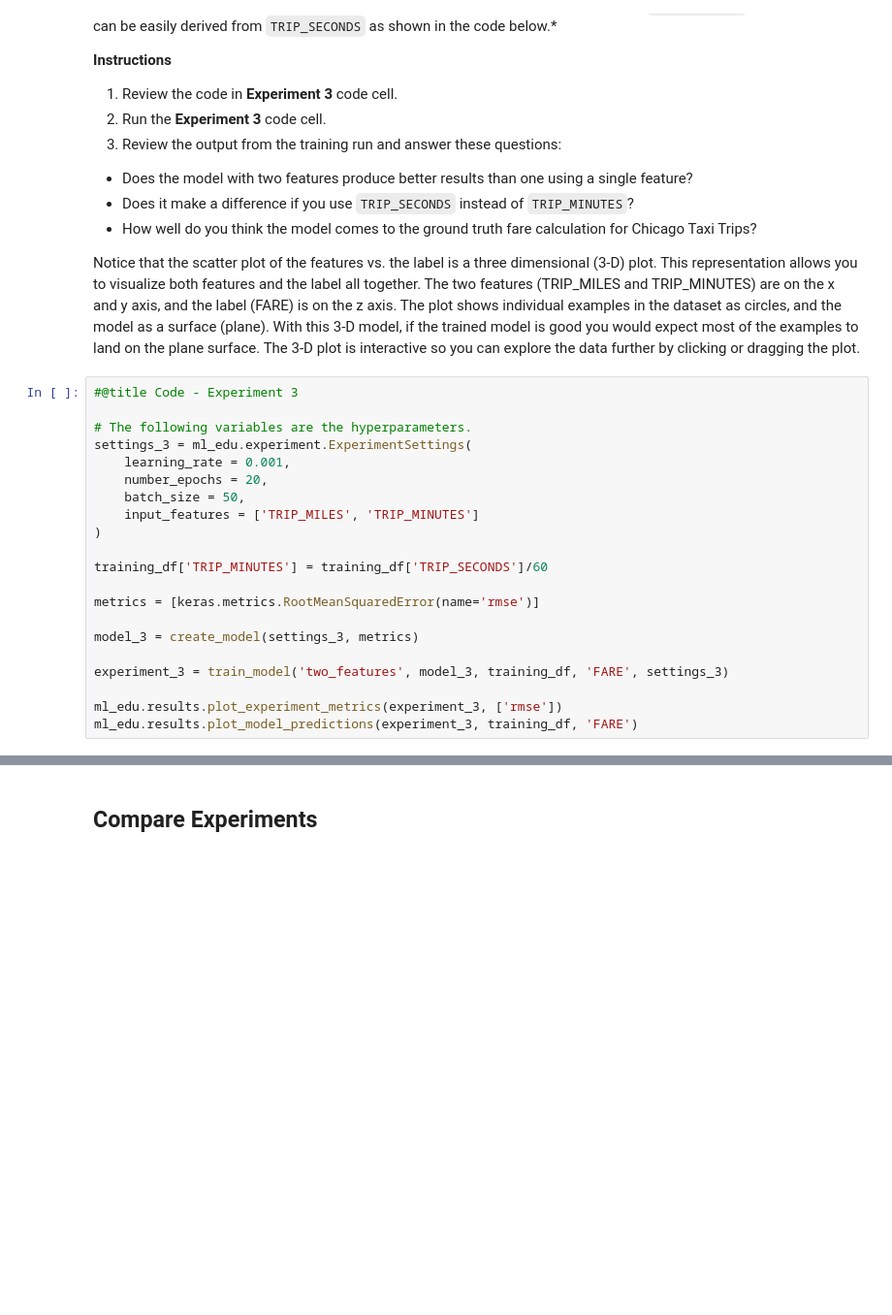
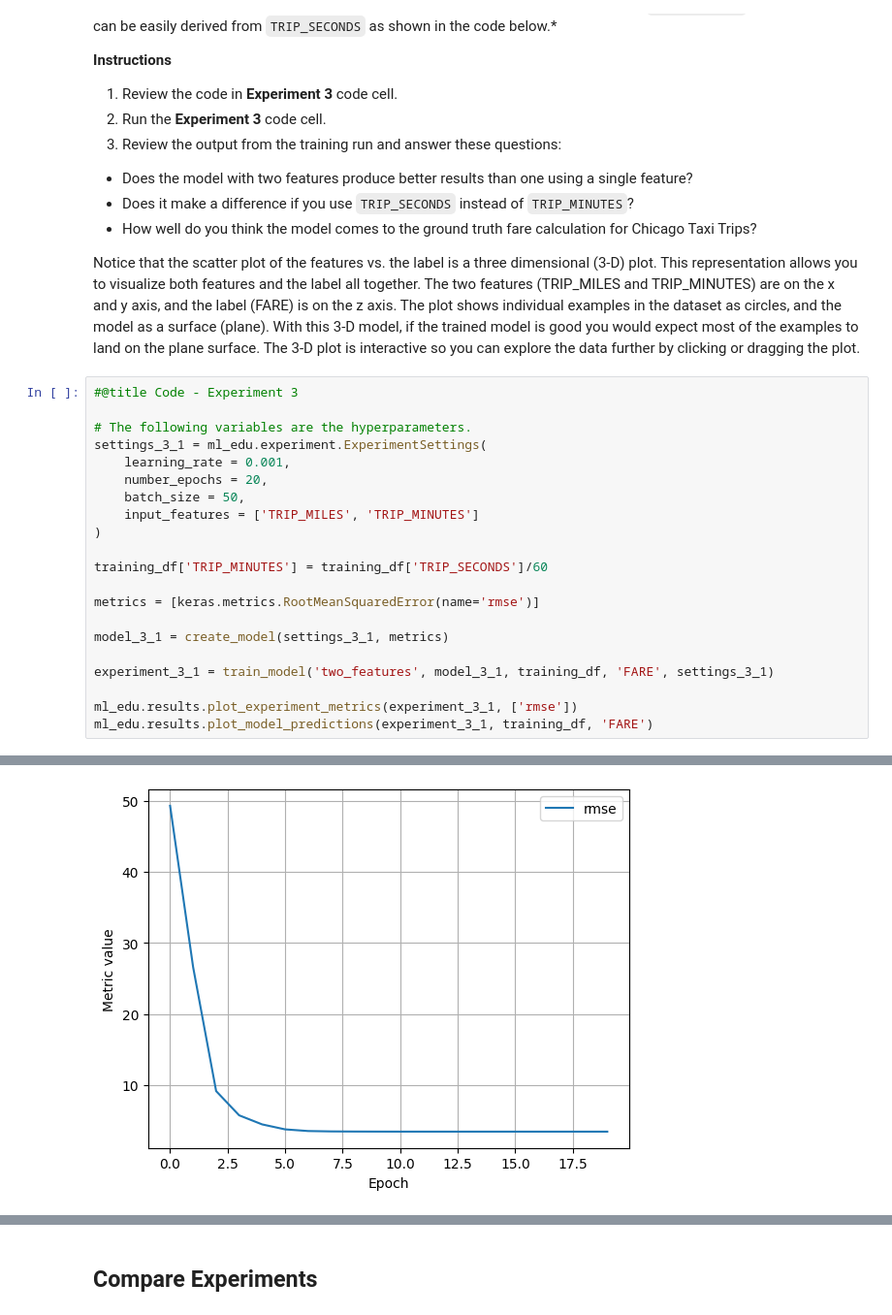
Before and after one commit to Hamtak0/DeepLearning, a Jupyter notebook: linear_regression_taxi.ipynb, the cells around one changed output, grey strips where cells are left out. Shown at 97% size. Saved outputs shown, nothing was run; the diff lists cells and outputs as text; blank space fills up the shorter version.

```diff
--- a/linear_regression_taxi.ipynb
+++ b/linear_regression_taxi.ipynb
@@ -420,7 +678,7 @@ Notice that the scatter plot of the features vs. the label is a three dimensiona
 #@title Code - Experiment 3
 
 # The following variables are the hyperparameters.
-settings_3 = ml_edu.experiment.ExperimentSettings(
+settings_3_1 = ml_edu.experiment.ExperimentSettings(
     learning_rate = 0.001,
     number_epochs = 20,
     batch_size = 50,
@@ -431,9 +689,10 @@ training_df['TRIP_MINUTES'] = training_df['TRIP_SECONDS']/60
 
 metrics = [keras.metrics.RootMeanSquaredError(name='rmse')]
 
-model_3 = create_model(settings_3, metrics)
+model_3_1 = create_model(settings_3_1, metrics)
 
-experiment_3 = train_model('two_features', model_3, training_df, 'FARE', settings_3)
+experiment_3_1 = train_model('two_features', model_3_1, training_df, 'FARE', settings_3_1)
 
-ml_edu.results.plot_experiment_metrics(experiment_3, ['rmse'])
-ml_edu.results.plot_model_predictions(experiment_3, training_df, 'FARE')
+ml_edu.results.plot_experiment_metrics(experiment_3_1, ['rmse'])
+ml_edu.results.plot_model_predictions(experiment_3_1, training_df, 'FARE')
+# %% [output]
@@ -439,0 +717 @@ ml_edu.results.plot_model_predictions(experiment_3, training_df, 'FARE')
+[figure, added]
```
Also changed, not shown: parts of 27 cells of this notebook.
